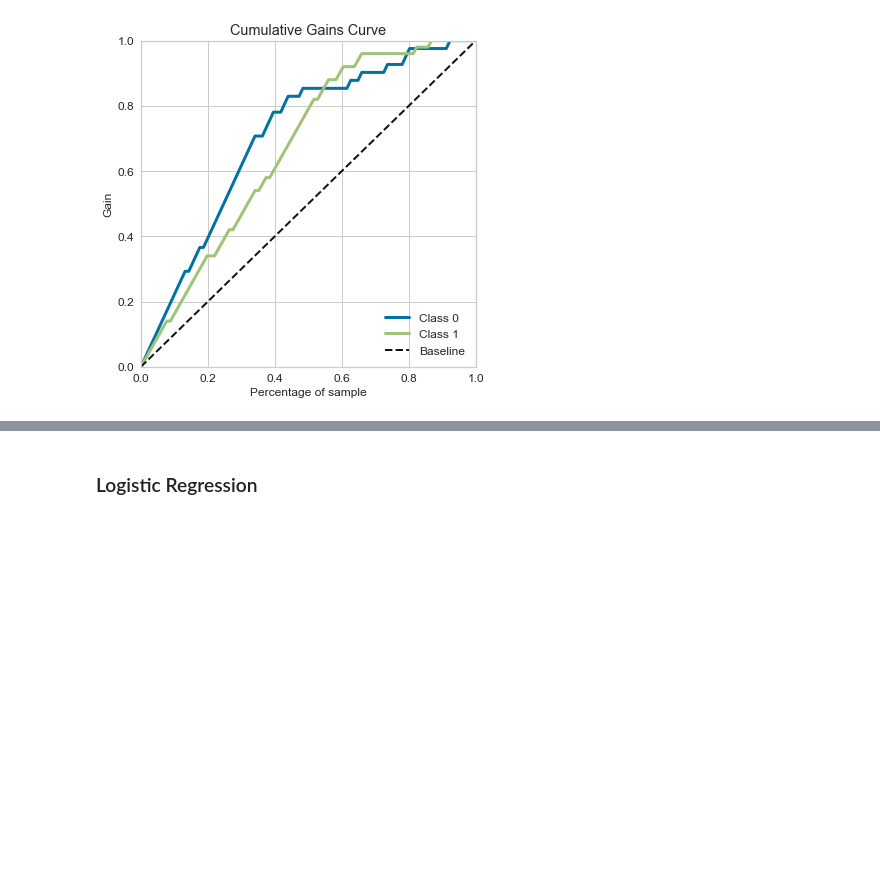
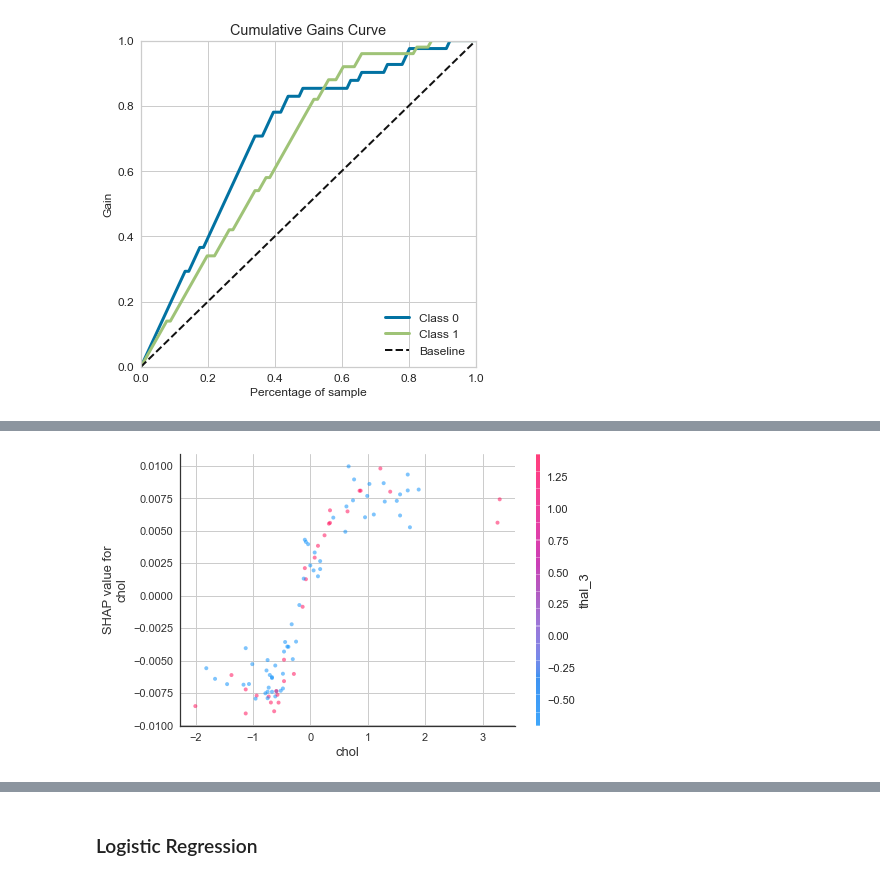
Before and after one commit to kovusseyit/Heart_UCI, a Jupyter notebook: heart_uci.ipynb, the cells around one changed output, grey strips where cells are left out. Drawn from its saved outputs; the diff is of its cells as text; code cells hidden in the pictures; blank space fills up the shorter version.

```diff
--- a/heart_uci.ipynb
+++ b/heart_uci.ipynb
@@ -511,0 +543,9 @@ scikitplot.metrics.plot_cumulative_gain(y_test, y_probas, ax=ax);
+# %%
+shap.dependence_plot('chol',
+                     shap_vals[0],
+                     X_test,
+                     feature_names=X_test.columns,
+                     alpha=0.5
+                    )
+# %% [output]
+[figure, added]
```
Also changed, not shown: parts of 19 cells of this notebook.
